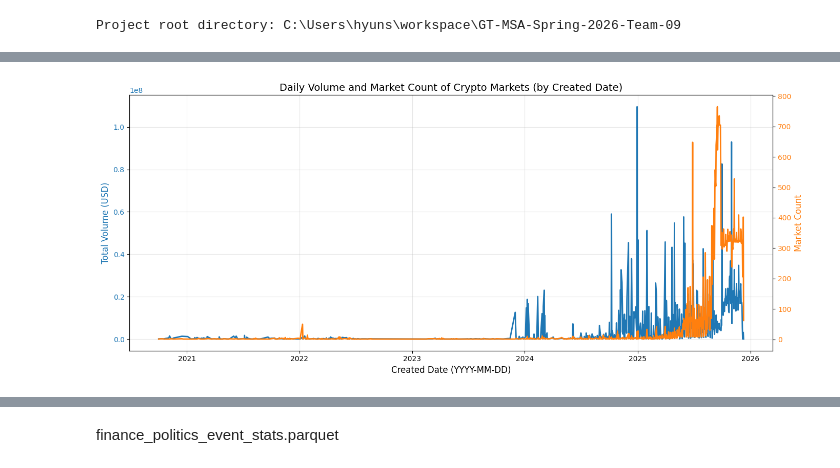
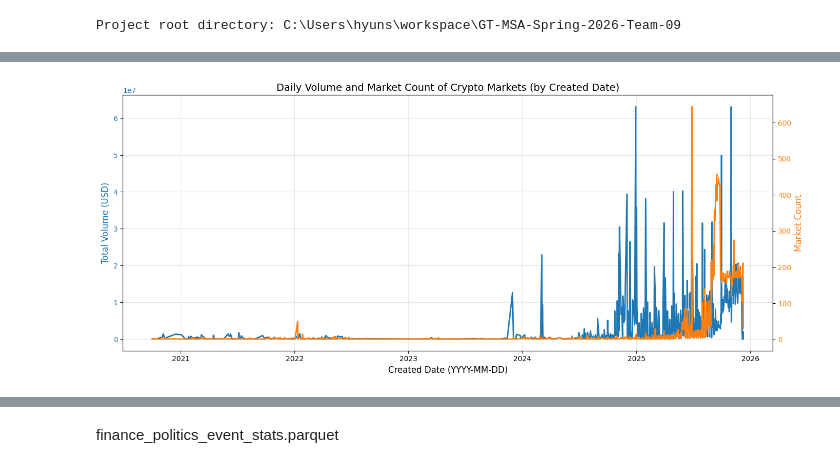
Before and after one commit to xlegend1024/GT-MSA-Spring-2026-Team-09, a Jupyter notebook: eda/hshin_eda_polymarket.ipynb, the cells around one changed output, grey strips where cells are left out. Drawn from its saved outputs; the diff is of its cells as text; code cells hidden in the pictures.

```diff
--- a/eda/hshin_eda_polymarket.ipynb
+++ b/eda/hshin_eda_polymarket.ipynb
@@ -89,11 +115,12 @@ print(df_markets.columns, "\n\n",df_markets_summary.columns, "\n\n", df_markets_
 # Count Crypto category before
 print('Before Crypto category count', df_markets.filter(pl.col('category') == 'Crypto').height)
 
+# queen-elizabeth-ii-jubilee-stakes-winner
 # Update category using Polars conditional logic
 df_markets = df_markets.with_columns(
     pl.when(
         (pl.col('category').str.strip_chars() == '') &
-        (pl.col('question').str.to_lowercase().str.contains(r'bitcoin|btc|crypto|eth|bsv|bch|ada|xrp'))
+        (pl.col('question').str.to_lowercase().str.contains(r'\b(bitcoin|btc|crypto|eth|bsv|bch|ada|xrp)\b'))
     ).then(pl.lit('Crypto'))
     .otherwise(pl.col('category'))
     .alias('category')
@@ -164,32 +212,33 @@ Random 10 Crypto Market Questions:
 # %%
 # Group crypto markets by created_at date and sum volume
 crypto_daily_volume = (
     crypto_markets
     .with_columns(pl.col('created_at').cast(pl.Date).alias('date'))
     .group_by('date')
     .agg(pl.col('volume').sum().alias('daily_volume'), pl.col('market_id').count().alias('daily_market_count'))
     .sort('date')
 )
 
 # Plot with dual y-axis
 plt.figure(figsize=(14, 6))
-plot_data = crypto_daily_volume.to_pandas()
+pd_crypto_daily_volume = crypto_daily_volume.to_pandas()
 
 ax1 = plt.gca()
-ax1.plot(plot_data['date'], plot_data['daily_volume'], color='tab:blue', linewidth=2, label='Daily Volume')
+ax1.plot(pd_crypto_daily_volume['date'], pd_crypto_daily_volume['daily_volume'], color='tab:blue', linewidth=2, label='Daily Volume')
 ax1.set_xlabel('Created Date (YYYY-MM-DD)', fontsize=12)
 ax1.set_ylabel('Total Volume (USD)', fontsize=12, color='tab:blue')
 ax1.tick_params(axis='y', labelcolor='tab:blue')
 
 ax2 = ax1.twinx()
-ax2.plot(plot_data['date'], plot_data['daily_market_count'], color='tab:orange', linewidth=2, label='Daily Market Count')
+ax2.plot(pd_crypto_daily_volume['date'], pd_crypto_daily_volume['daily_market_count'],
+         color='tab:orange', linewidth=2, label='Daily Market Count')
 ax2.set_ylabel('Market Count', fontsize=12, color='tab:orange')
 ax2.tick_params(axis='y', labelcolor='tab:orange')
 
 plt.title('Daily Volume and Market Count of Crypto Markets (by Created Date)', fontsize=14)
 ax1.grid(True, alpha=0.3)
 plt.xticks(rotation=45)
 plt.tight_layout()
 plt.show()
 # %% [output]
-[figure, old version]
+[figure, new version]
```
Also changed, not shown: parts of 50 cells of this notebook, 3 other files.
